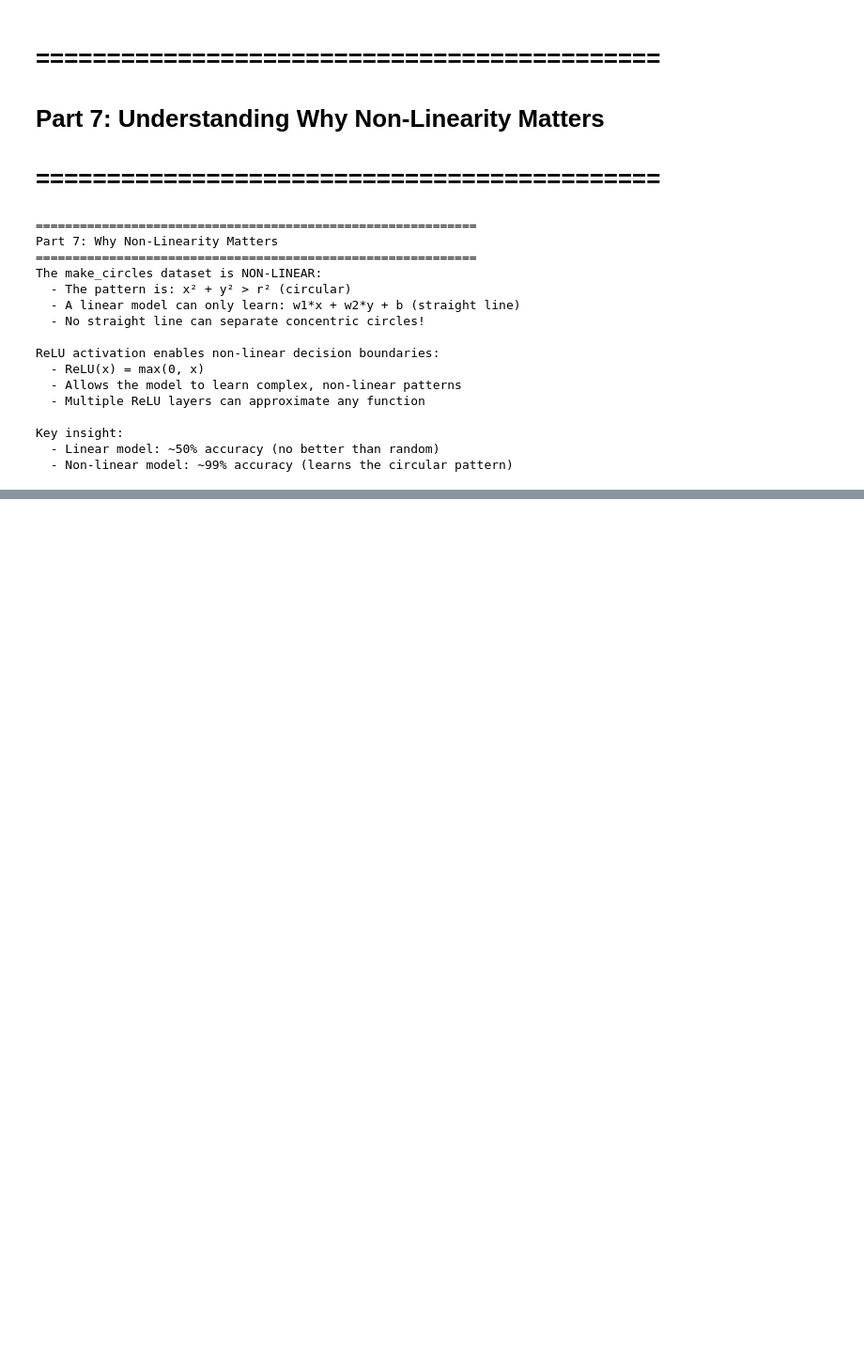
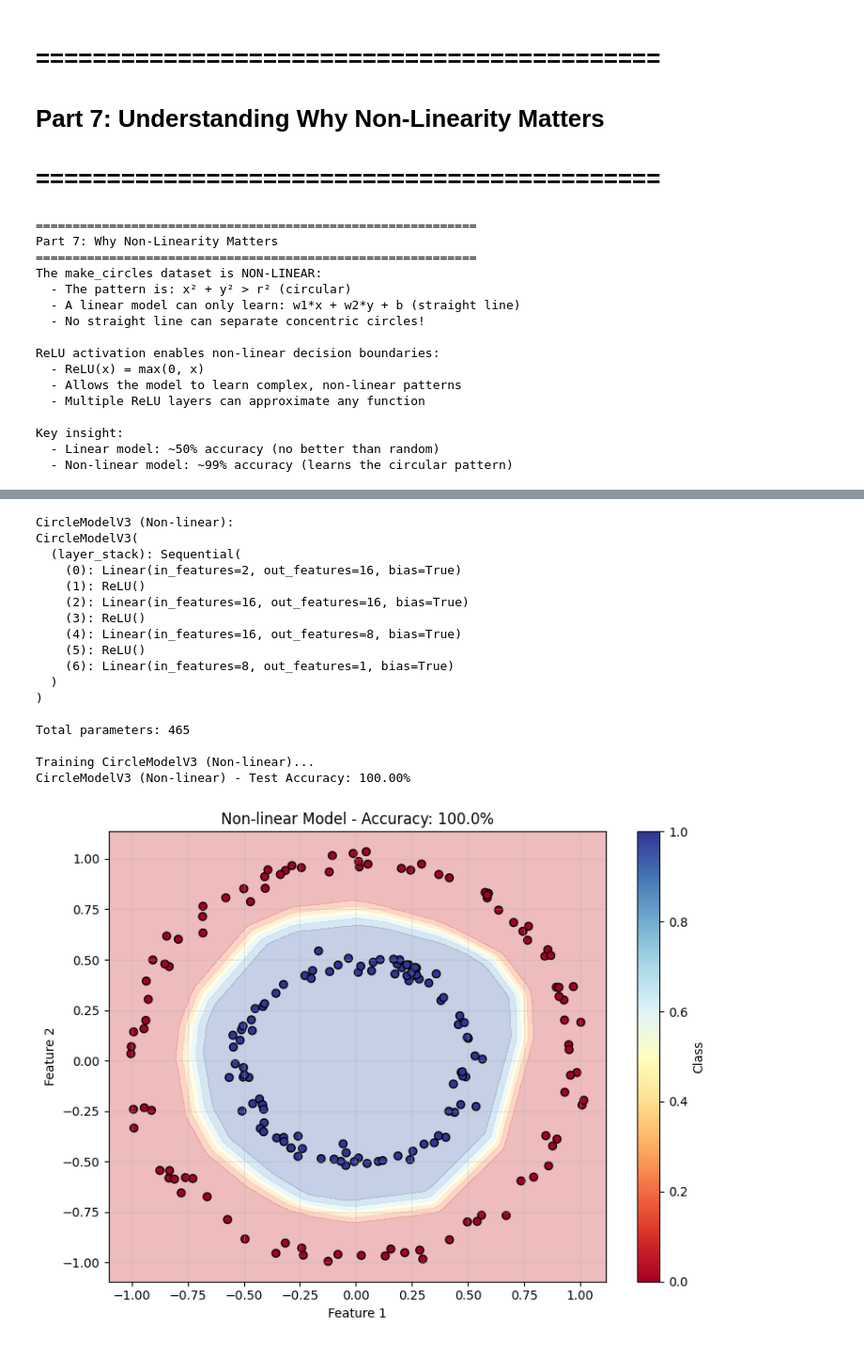
Before and after one commit to TranQuocHuy83/mlops_training---module03---HuyTran-, a Jupyter notebook: 03_non_linear_classification.ipynb, the cells around one changed output, grey strips where cells are left out. Shown at 94% size. Saved outputs shown, nothing was run; the diff lists cells and outputs as text; code cells hidden in the pictures; blank space fills up the shorter version.

```diff
--- a/03_non_linear_classification.ipynb
+++ b/03_non_linear_classification.ipynb
@@ -346,0 +407,49 @@ Key insight:
+# %%
+#3 hidden layers: Linear -> ReLU -> Linear -> ReLU -> Linear -> ReLU -> Linear
+class CircleModelV3(nn.Module):
+    """Non-linear model with ReLU activation"""
+    def __init__(self):
+        super(CircleModelV3, self).__init__()
+        self.layer_stack = nn.Sequential(
+            nn.Linear(2, 16),
+            nn.ReLU(),
+            nn.Linear(16, 16),
+            nn.ReLU(),
+            nn.Linear(16, 8),
+            nn.ReLU(),
+            nn.Linear(8, 1)
+        )
+
+    def forward(self, x):
+        return self.layer_stack(x)
+
+model_v3 = CircleModelV3().to(device)
+print("CircleModelV3 (Non-linear):")
+print(model_v3)
+# TODO: Count parameters
+total_params = sum(p.numel() for p in model_v3.parameters())
+print(f"\nTotal parameters: {total_params:,}")
+# Train model
+losses_v3_train, losses_v3_test, acc_v3 = train_model(model_v3, "CircleModelV3 (Non-linear)")
+# plot
+plot_decision_boundary(model_v3, X_test_np, y_test_np,
+                      f'Non-linear Model - Accuracy: {acc_v3*100:.1f}%')
+# %% [output]
+CircleModelV3 (Non-linear):
+CircleModelV3(
+  (layer_stack): Sequential(
+    (0): Linear(in_features=2, out_features=16, bias=True)
+    (1): ReLU()
+    (2): Linear(in_features=16, out_features=16, bias=True)
+    (3): ReLU()
+    (4): Linear(in_features=16, out_features=8, bias=True)
+    (5): ReLU()
+    (6): Linear(in_features=8, out_features=1, bias=True)
+  )
+)
+
+Total parameters: 465
+
+Training CircleModelV3 (Non-linear)...
+CircleModelV3 (Non-linear) - Test Accuracy: 100.00%
+[figure, added]
```
Also changed, not shown: parts of 17 cells of this notebook.
